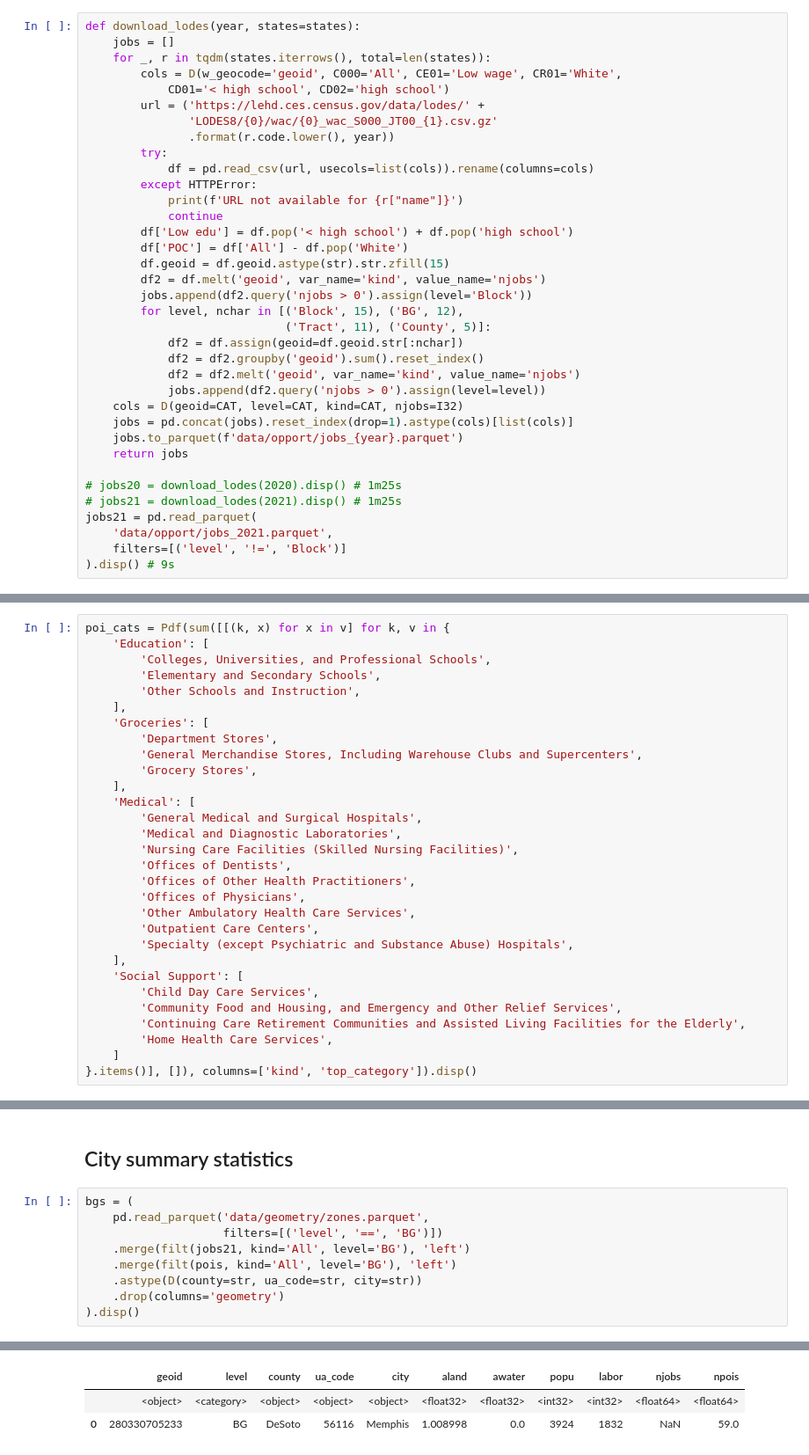
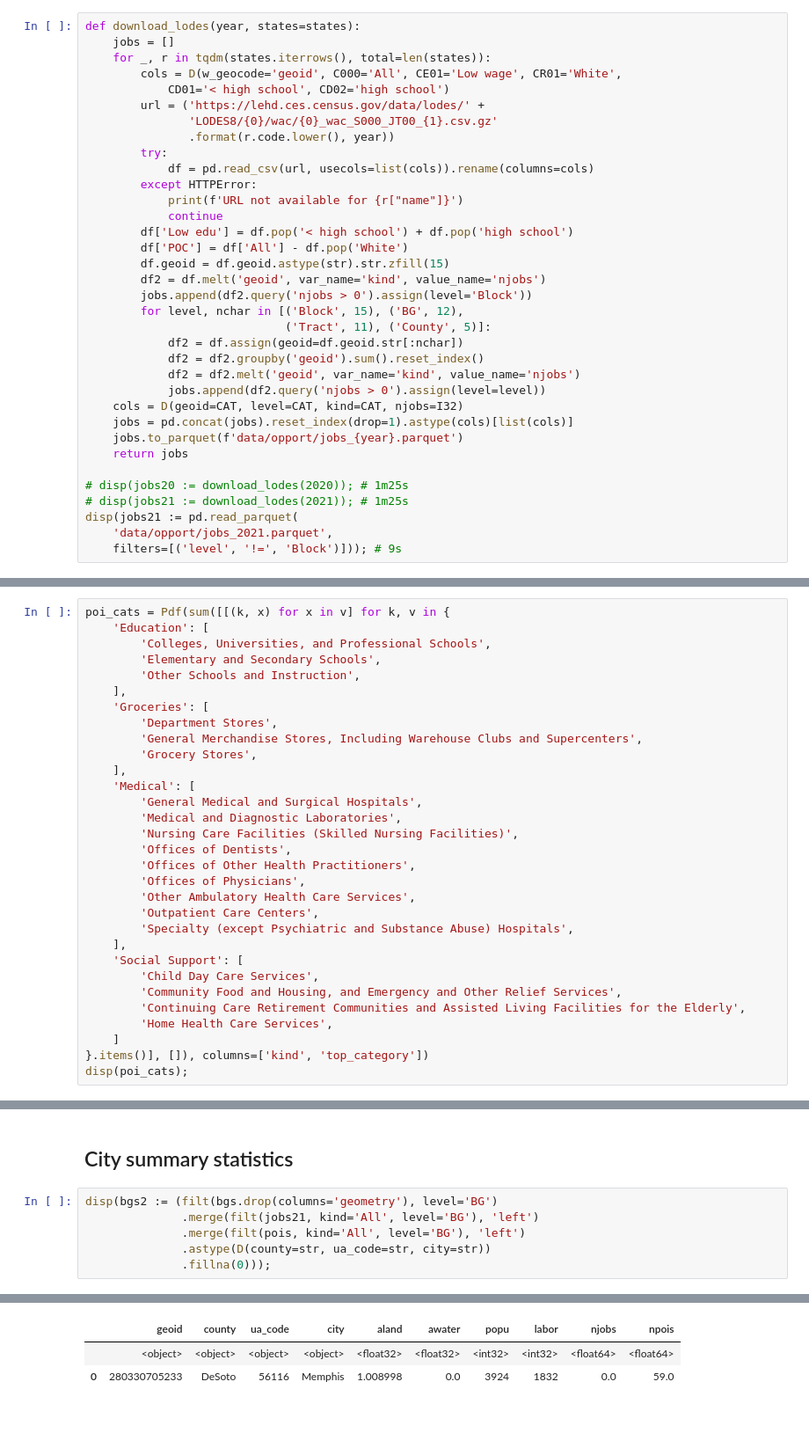
Before and after one commit to rvanxer/spatial_access_america, a Jupyter notebook: 2_Opportunities.ipynb, the cells around one changed output, grey strips where cells are left out. Shown at 88% size. Drawn from its saved outputs; the diff is of its cells as text; blank space fills up the shorter version.

Commit message:
Replaced disp() method with disp() function

```diff
--- a/2_Opportunities.ipynb
+++ b/2_Opportunities.ipynb
@@ -61,12 +50,11 @@ def download_lodes(year, states=states):
     jobs.to_parquet(f'data/opport/jobs_{year}.parquet')
     return jobs
 
-# jobs20 = download_lodes(2020).disp() # 1m25s
-# jobs21 = download_lodes(2021).disp() # 1m25s
-jobs21 = pd.read_parquet(
+# disp(jobs20 := download_lodes(2020)); # 1m25s
+# disp(jobs21 := download_lodes(2021)); # 1m25s
+disp(jobs21 := pd.read_parquet(
     'data/opport/jobs_2021.parquet',
-    filters=[('level', '!=', 'Block')]
-).disp() # 9s
+    filters=[('level', '!=', 'Block')])); # 9s
 # %% [output]
 1,250,252 rows x 4 cols; Memory: 227.4 MiB
 |  | geoid | level | kind | njobs |
@@ -104,7 +97,8 @@ poi_cats = Pdf(sum([[(k, x) for x in v] for k, v in {
         'Continuing Care Retirement Communities and Assisted Living Facilities for the Elderly',
         'Home Health Care Services',
     ]
-}.items()], []), columns=['kind', 'top_category']).disp()
+}.items()], []), columns=['kind', 'top_category'])
+disp(poi_cats);
 # %% [output]
 19 rows x 2 cols; Memory: 0.0 MiB
 |  | kind | top_category |
@@ -160,12 +165,9 @@ opport = pd.read_parquet('data/opport/opportunities.parquet').disp()
 # %% [markdown]
 ## City summary statistics
 # %%
-bgs = (
-    pd.read_parquet('data/geometry/zones.parquet',
-                    filters=[('level', '==', 'BG')])
-    .merge(filt(jobs21, kind='All', level='BG'), 'left')
-    .merge(filt(pois, kind='All', level='BG'), 'left')
-    .astype(D(county=str, ua_code=str, city=str))
-    .drop(columns='geometry')
-).disp()
+disp(bgs2 := (filt(bgs.drop(columns='geometry'), level='BG')
+              .merge(filt(jobs21, kind='All', level='BG'), 'left')
+              .merge(filt(pois, kind='All', level='BG'), 'left')
+              .astype(D(county=str, ua_code=str, city=str))
+              .fillna(0)));
 # %% [output]
@@ -173,4 +175,4 @@ bgs = (
-|  | geoid | level | county | ua_code | city | aland | awater | popu | labor | njobs | npois |
-|  | <object> | <category> | <object> | <object> | <object> | <float32> | <float32> | <int32> | <int32> | <float64> | <float64> |
-| 0 | 280330705233 | BG | DeSoto | 56116 | Memphis | 1.008998 | 0.0 | 3924 | 1832 | NaN | 59.0 |
+|  | geoid | county | ua_code | city | aland | awater | popu | labor | njobs | npois |
+|  | <object> | <object> | <object> | <object> | <float32> | <float32> | <int32> | <int32> | <float64> | <float64> |
+| 0 | 280330705233 | DeSoto | 56116 | Memphis | 1.008998 | 0.0 | 3924 | 1832 | 0.0 | 59.0 |
 # %%
```
Also changed, not shown: parts of 13 cells of this notebook, 5 other files.
